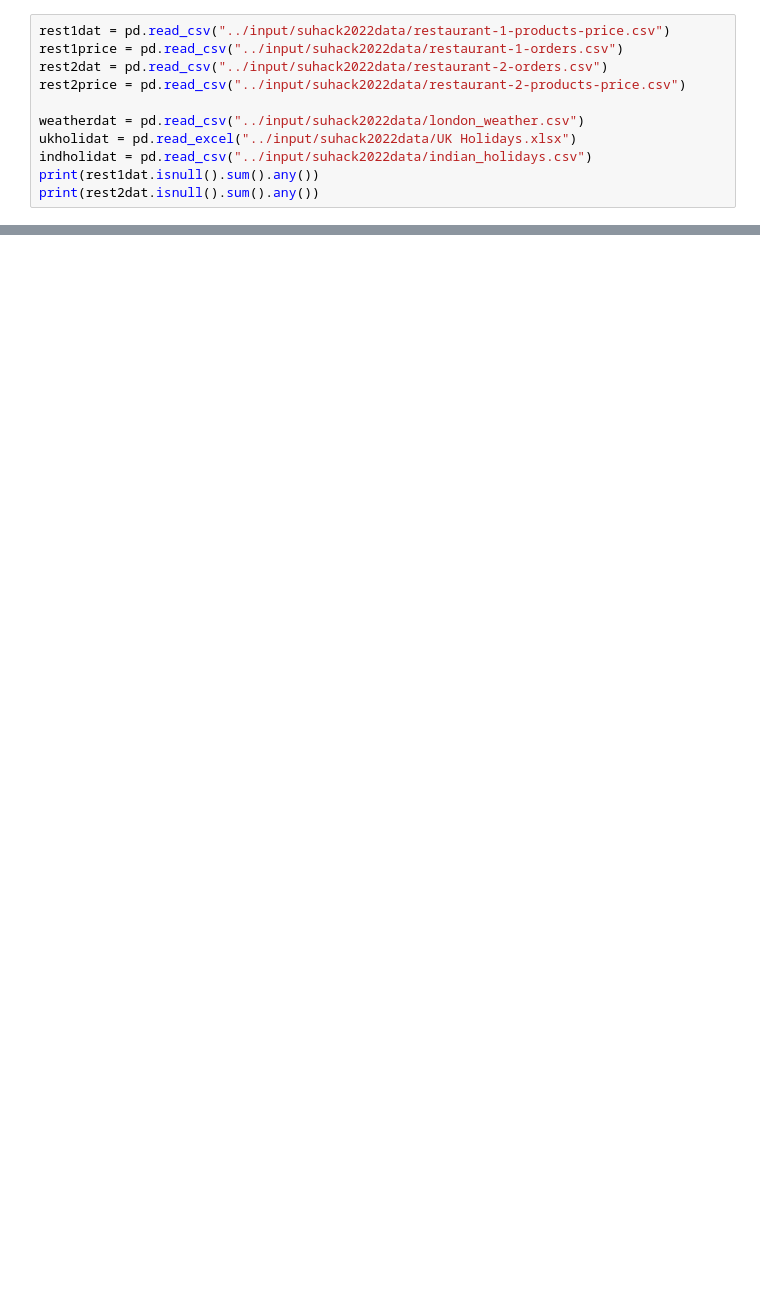
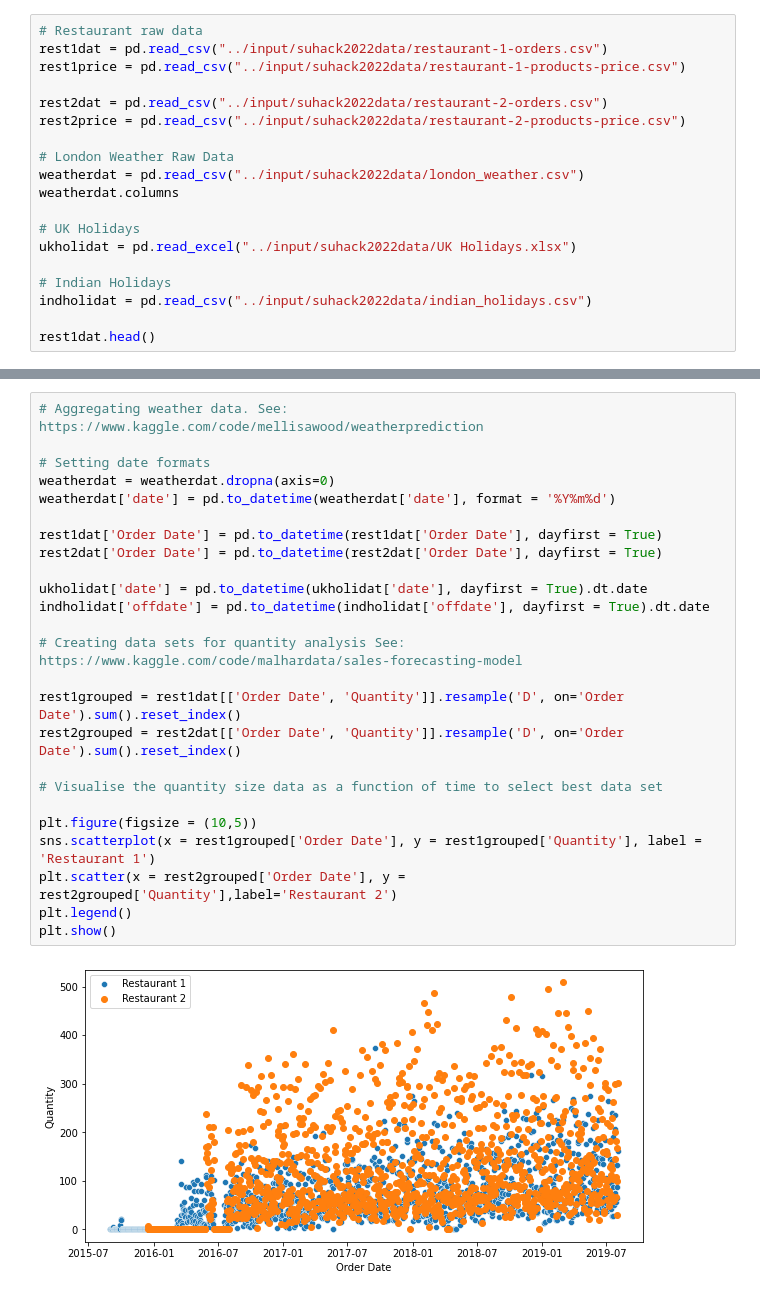
Before and after one commit to Rooitier/tenseandslow, a Jupyter notebook: 2022suhackathontenseandslow.ipynb, the cells around one changed output, grey strips where cells are left out. Cells and saved outputs as stored; diff of their text form; blank space fills up the shorter version.

```diff
--- a/2022suhackathontenseandslow.ipynb
+++ b/2022suhackathontenseandslow.ipynb
@@ -25,14 +32,22 @@ for dirname, _, filenames in os.walk('/kaggle/input'):
 /kaggle/input/suhack2022data/restaurant-2-orders.csv
 /kaggle/input/suhack2022data/restaurant-1-products-price.csv
 # %%
-rest1dat = pd.read_csv("../input/suhack2022data/restaurant-1-products-price.csv")
-rest1price = pd.read_csv("../input/suhack2022data/restaurant-1-orders.csv")
+# Restaurant raw data
+rest1dat = pd.read_csv("../input/suhack2022data/restaurant-1-orders.csv")
+rest1price = pd.read_csv("../input/suhack2022data/restaurant-1-products-price.csv")
+
 rest2dat = pd.read_csv("../input/suhack2022data/restaurant-2-orders.csv")
 rest2price = pd.read_csv("../input/suhack2022data/restaurant-2-products-price.csv")
 
+# London Weather Raw Data
 weatherdat = pd.read_csv("../input/suhack2022data/london_weather.csv")
+weatherdat.columns
+
+# UK Holidays
 ukholidat = pd.read_excel("../input/suhack2022data/UK Holidays.xlsx")
+
+# Indian Holidays
 indholidat = pd.read_csv("../input/suhack2022data/indian_holidays.csv")
-print(rest1dat.isnull().sum().any())
-print(rest2dat.isnull().sum().any())
+
+rest1dat.head()
 # %% [output]
@@ -44,0 +60,27 @@ False
+# %%
+# Aggregating weather data. See: https://www.kaggle.com/code/mellisawood/weatherprediction
+
+# Setting date formats
+weatherdat = weatherdat.dropna(axis=0)
+weatherdat['date'] = pd.to_datetime(weatherdat['date'], format = '%Y%m%d')
+
+rest1dat['Order Date'] = pd.to_datetime(rest1dat['Order Date'], dayfirst = True)
+rest2dat['Order Date'] = pd.to_datetime(rest2dat['Order Date'], dayfirst = True)
+
+ukholidat['date'] = pd.to_datetime(ukholidat['date'], dayfirst = True).dt.date
+indholidat['offdate'] = pd.to_datetime(indholidat['offdate'], dayfirst = True).dt.date
+
+# Creating data sets for quantity analysis See: https://www.kaggle.com/code/malhardata/sales-forecasting-model
+
+rest1grouped = rest1dat[['Order Date', 'Quantity']].resample('D', on='Order Date').sum().reset_index()
+rest2grouped = rest2dat[['Order Date', 'Quantity']].resample('D', on='Order Date').sum().reset_index()
+
+# Visualise the quantity size data as a function of time to select best data set
+
+plt.figure(figsize = (10,5))
+sns.scatterplot(x = rest1grouped['Order Date'], y = rest1grouped['Quantity'], label = 'Restaurant 1')
+plt.scatter(x = rest2grouped['Order Date'], y = rest2grouped['Quantity'],label='Restaurant 2')
+plt.legend()
+plt.show()
+# %% [output]
+[figure, added]
```
Also changed, not shown: parts of 9 cells of this notebook.
